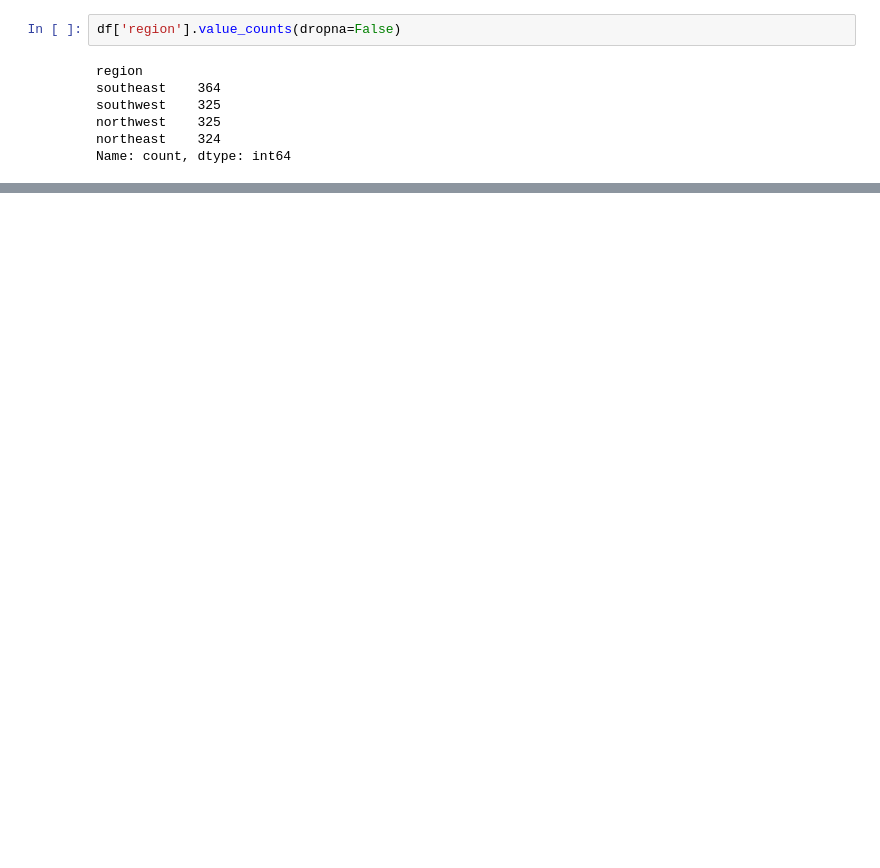
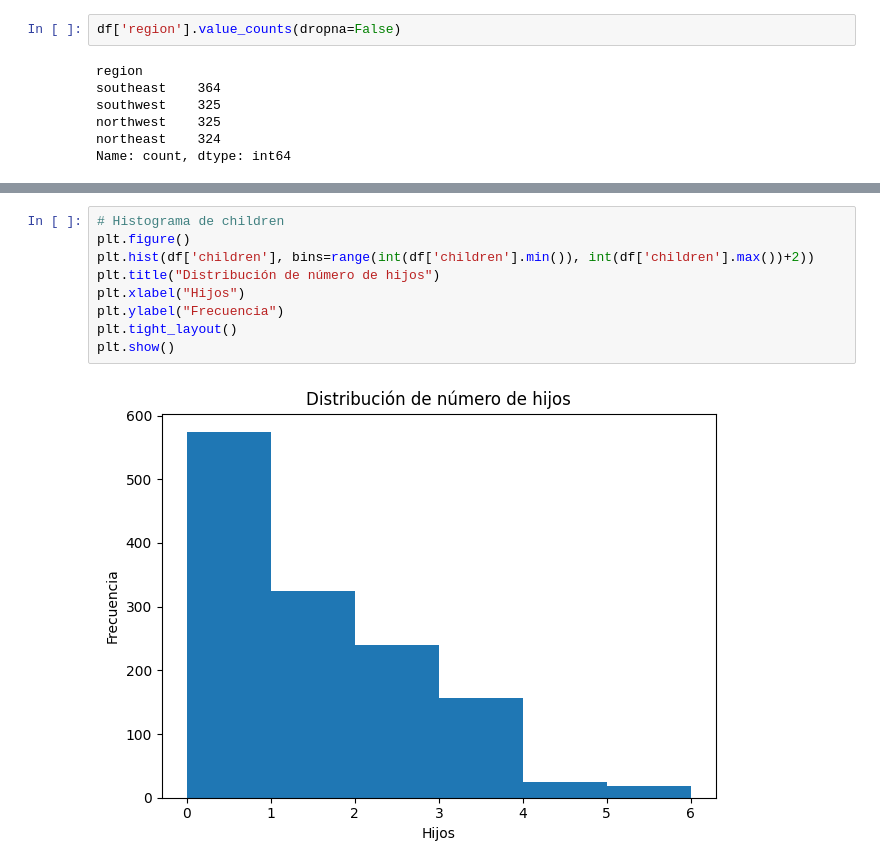
Before and after one commit to oscardbocanegra/projects, a Jupyter notebook: machine_learning/project.ipynb, the cells around one changed output, grey strips where cells are left out. Saved outputs shown, nothing was run; the diff lists cells and outputs as text; blank space fills up the shorter version.

```diff
--- a/machine_learning/project.ipynb
+++ b/machine_learning/project.ipynb
@@ -74,0 +117,11 @@ Name: count, dtype: int64
+# %%
+# Histograma de children
+plt.figure()
+plt.hist(df['children'], bins=range(int(df['children'].min()), int(df['children'].max())+2))
+plt.title("Distribución de número de hijos")
+plt.xlabel("Hijos")
+plt.ylabel("Frecuencia")
+plt.tight_layout()
+plt.show()
+# %% [output]
+[figure, added]
```
Also changed, not shown: parts of 12 cells of this notebook.
